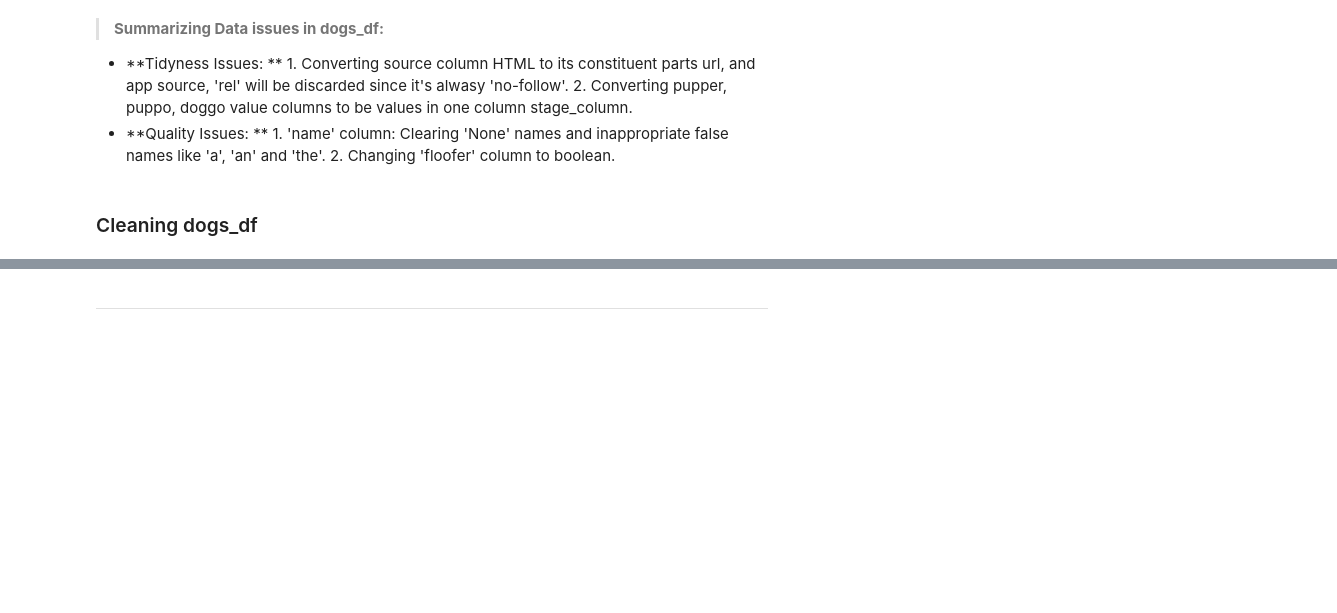
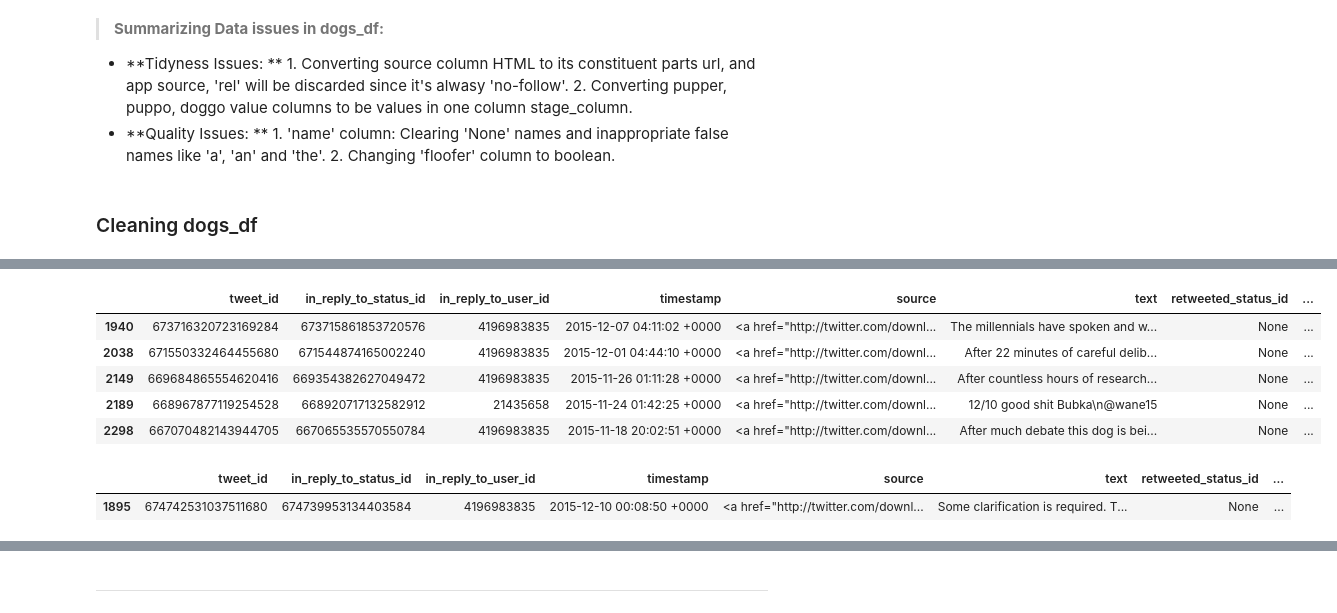
Before and after one commit to AbdelrahmanTorki/Wrangle-and-Analyze-Data, a Jupyter notebook: wrangle_act.ipynb, the cells around one changed output, grey strips where cells are left out. Drawn from its saved outputs; the diff is of its cells as text; code cells hidden in the pictures; blank space fills up the shorter version.

```diff
--- a/wrangle_act.ipynb
+++ b/wrangle_act.ipynb
@@ -518,0 +682,14 @@ dogs_df.head(2)
+# %%
+none_shortened_urls.tail()
+# %% [output]
+|  | tweet_id | in_reply_to_status_id | in_reply_to_user_id | timestamp | source | text | retweeted_status_id | ... |
+| 1940 | 673716320723169284 | 673715861853720576 | 4196983835 | 2015-12-07 04:11:02 +0000 | <a href="http://twitter.com/downl... | The millennials have spoken and w... | None | ... |
+| 2038 | 671550332464455680 | 671544874165002240 | 4196983835 | 2015-12-01 04:44:10 +0000 | <a href="http://twitter.com/downl... | After 22 minutes of careful delib... | None | ... |
+| 2149 | 669684865554620416 | 669354382627049472 | 4196983835 | 2015-11-26 01:11:28 +0000 | <a href="http://twitter.com/downl... | After countless hours of research... | None | ... |
+| 2189 | 668967877119254528 | 668920717132582912 | 21435658 | 2015-11-24 01:42:25 +0000 | <a href="http://twitter.com/downl... | 12/10 good shit Bubka\n@wane15 | None | ... |
+| 2298 | 667070482143944705 | 667065535570550784 | 4196983835 | 2015-11-18 20:02:51 +0000 | <a href="http://twitter.com/downl... | After much debate this dog is bei... | None | ... |
+# %%
+none_shortened_urls.sample()
+# %% [output]
+|  | tweet_id | in_reply_to_status_id | in_reply_to_user_id | timestamp | source | text | retweeted_status_id | ... |
+| 1895 | 674742531037511680 | 674739953134403584 | 4196983835 | 2015-12-10 00:08:50 +0000 | <a href="http://twitter.com/downl... | Some clarification is required. T... | None | ... |
```
Also changed, not shown: parts of 47 cells of this notebook.
